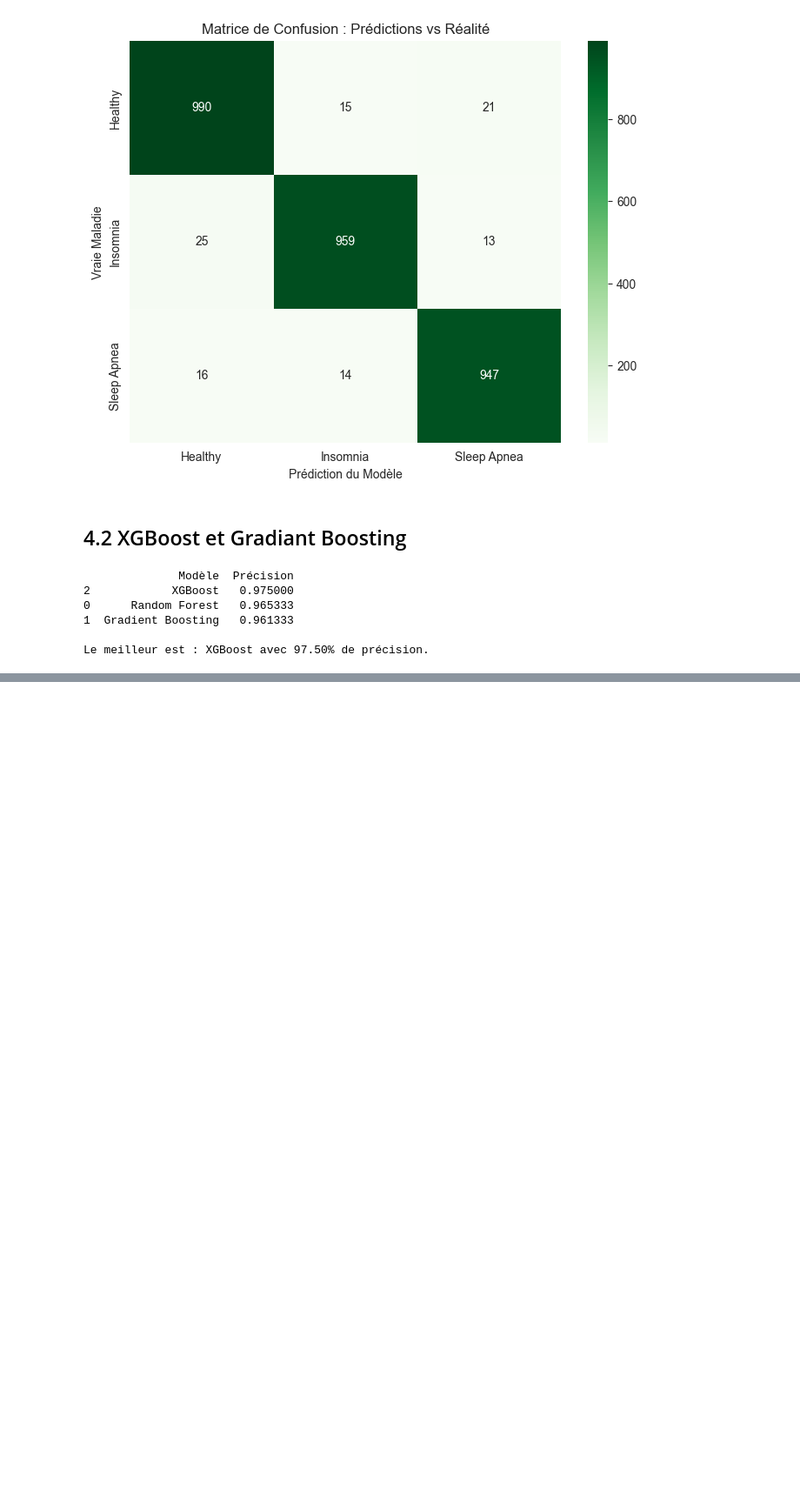
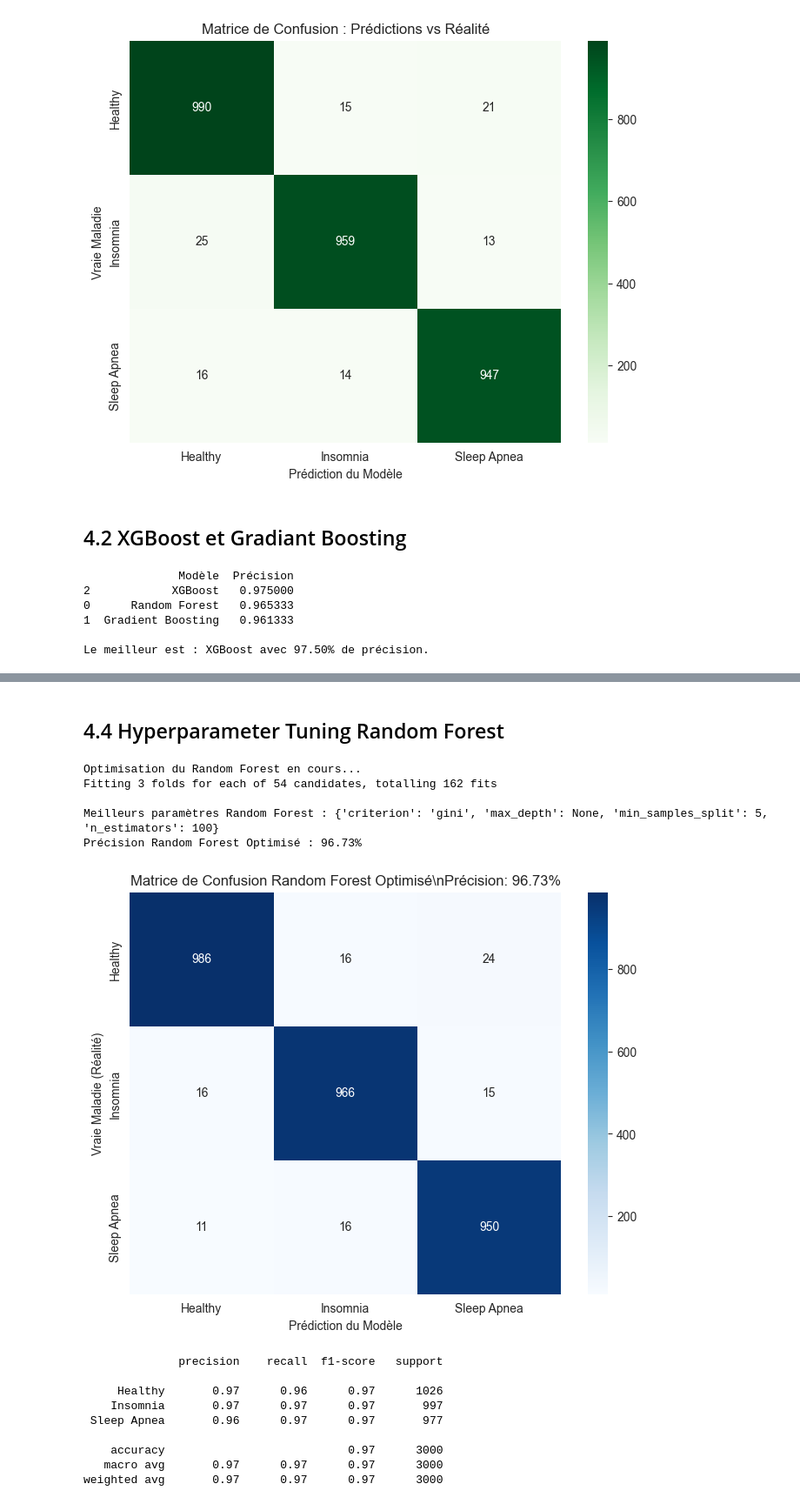
Before and after one commit to marvynlevin/sleepDeprivation, a Jupyter notebook: P1sleepDeprivation.ipynb, the cells around one changed output, grey strips where cells are left out. Shown at 87% size. Cells and saved outputs as stored; diff of their text form; code cells hidden in the pictures; blank space fills up the shorter version.

```diff
--- a/P1sleepDeprivation.ipynb
+++ b/P1sleepDeprivation.ipynb
@@ -423,0 +493,69 @@ Le meilleur est : XGBoost avec 97.50% de précision.
+# %% [markdown]
+## 4.4 Hyperparameter Tuning Random Forest
+# %%
+from sklearn.ensemble import RandomForestClassifier
+from sklearn.model_selection import GridSearchCV
+from sklearn.metrics import confusion_matrix, accuracy_score, classification_report
+import matplotlib.pyplot as plt
+import seaborn as sns
+
+# --- 1. DÉFINITION DE LA GRILLE DE PARAMÈTRES (Spécifique au Random Forest) ---
+param_grid_rf = {
+    'n_estimators': [50, 100, 200],      # Nombre d'arbres
+    'max_depth': [None, 10, 20],         # Profondeur max (None = illimité, attention au sur-apprentissage)
+    'min_samples_split': [2, 5, 10],     # Combien d'échantillons min pour diviser un nœud
+    'criterion': ['gini', 'entropy']     # La méthode de calcul de l'impureté
+}
+
+# --- 2. RECHERCHE DES MEILLEURS PARAMÈTRES ---
+print("Optimisation du Random Forest en cours...")
+
+rf = RandomForestClassifier(random_state=42)
+
+# On utilise les données encodées (y_train_encoded) pour rester cohérent avec l'étape précédente
+grid_search_rf = GridSearchCV(estimator=rf, param_grid=param_grid_rf, cv=3, n_jobs=-1, verbose=1)
+grid_search_rf.fit(X_train, y_train_encoded)
+
+# Récupération du meilleur modèle
+best_rf = grid_search_rf.best_estimator_
+
+print(f"\nMeilleurs paramètres Random Forest : {grid_search_rf.best_params_}")
+
+# --- 3. PRÉDICTIONS ET ÉVALUATION ---
+y_pred_rf_encoded = best_rf.predict(X_test)
+
+# Calcul du score
+rf_opt_score = accuracy_score(y_test_encoded, y_pred_rf_encoded)
+print(f"Précision Random Forest Optimisé : {rf_opt_score:.2%}")
+
+# --- 4. VISUALISATION DE LA MATRICE DE CONFUSION ---
+plt.figure(figsize=(8, 6))
+cm_rf = confusion_matrix(y_test_encoded, y_pred_rf_encoded)
+
+# On utilise 'Blues' pour le distinguer visuellement du XGBoost (qui était en 'Purples')
+sns.heatmap(cm_rf, annot=True, fmt='d', cmap='Blues',
+            xticklabels=le.classes_, yticklabels=le.classes_)
+
+plt.title(f'Matrice de Confusion Random Forest Optimisé\\nPrécision: {rf_opt_score:.2%}')
+plt.ylabel('Vraie Maladie (Réalité)')
+plt.xlabel('Prédiction du Modèle')
+plt.show()
+
+# Rapport détaillé
+print(classification_report(y_test_encoded, y_pred_rf_encoded, target_names=le.classes_))
+# %% [output]
+Optimisation du Random Forest en cours...
+Fitting 3 folds for each of 54 candidates, totalling 162 fits
+
+Meilleurs paramètres Random Forest : {'criterion': 'gini', 'max_depth': None, 'min_samples_split': 5, 'n_estimators': 100}
+Précision Random Forest Optimisé : 96.73%
+[figure, added]
+              precision    recall  f1-score   support
+
+     Healthy       0.97      0.96      0.97      1026
+    Insomnia       0.97      0.97      0.97       997
+ Sleep Apnea       0.96      0.97      0.97       977
+
+    accuracy                           0.97      3000
+   macro avg       0.97      0.97      0.97      3000
+weighted avg       0.97      0.97      0.97      3000
```
Also changed, not shown: parts of 4 cells of this notebook.
